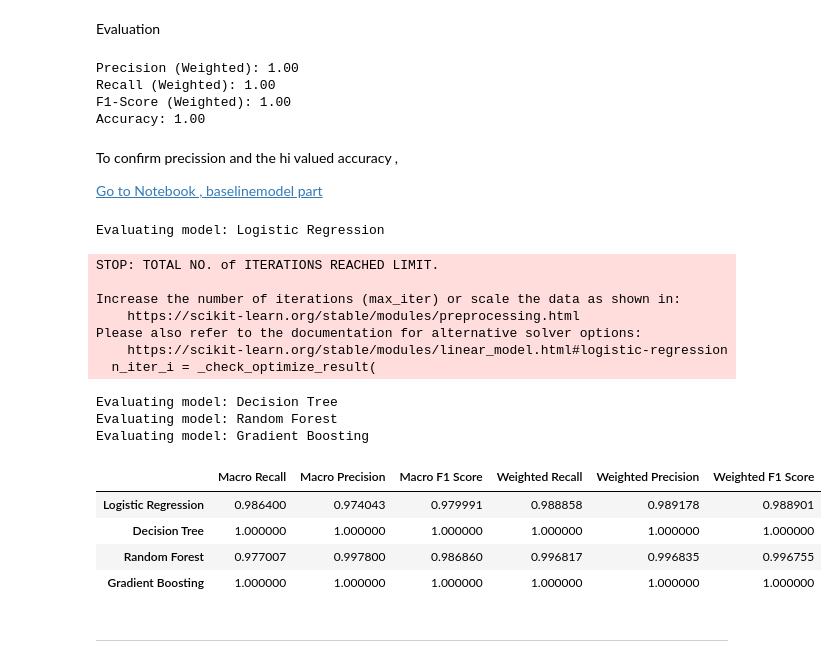
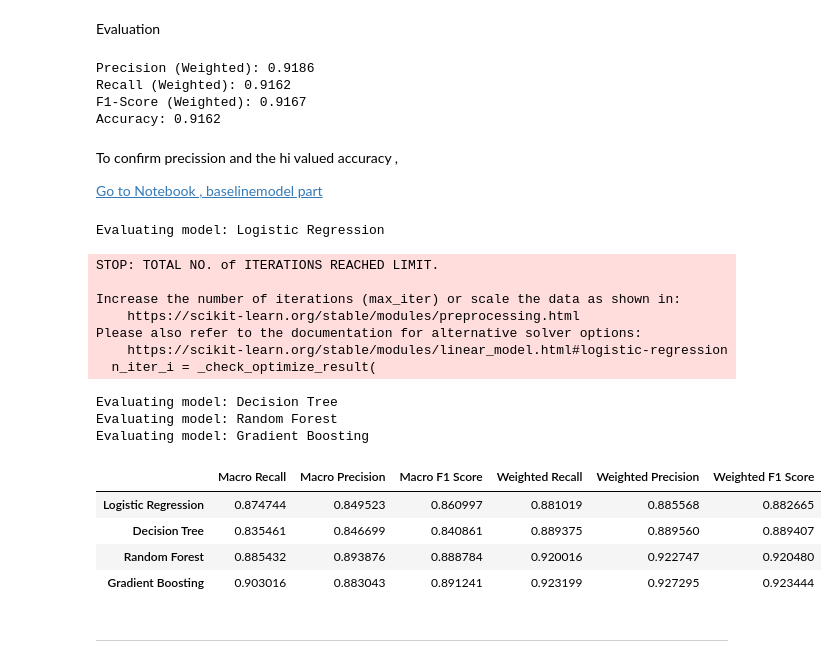
Before and after one commit to ruth-kitasi/Anemia-Level-Prediction-in-Children, a Jupyter notebook: notebooks/Mbego.ipynb, the cells around one changed output. Saved outputs shown, nothing was run; the diff lists cells and outputs as text; code cells hidden in the pictures.

```diff
--- a/notebooks/Mbego.ipynb
+++ b/notebooks/Mbego.ipynb
@@ -497,7 +497,7 @@ addLabels(df["Anemia level"].value_counts().index,df["Anemia level"].value_count
 # %% [markdown]
 To achieve a balanced model for training anemia levels, the data for the lesser-represented categories should be downsampled. To add, `"Anemia level.1"`, which exhibits a more equitable distribution across all categories and a narrower range of differences, should be prioritized. This approach enhances the model's ability to generalize by ensuring that each category contributes more evenly to the training process, ultimately leading to improved performance and accuracy in predicting anemia levels.
 # %%
-df = df.drop(columns=["Anemia level"])
+df = df.drop(columns=["Anemia level.1"])
 # %% [markdown]
 #### Visuals
 # %% [markdown]
@@ -603,8 +597,8 @@ I begin preprocessing by dropping certain columns that werent giving much of an
 #droppping Smokes cigarettes column
 df = df.drop(columns='Smokes cigarettes')
 # %%
-y = df['Anemia level.1']
-X = df.drop(columns='Anemia level.1',axis=1)
+y = df['Anemia level']
+X = df.drop(columns='Anemia level',axis=1)
 # %% [markdown]
 Running the independent variables x.info() to give a clear of both numerical and categorical variables in dataset
 # %%
@@ -900,15 +894,15 @@ accuracy = accuracy_score(y_encoded, y_pred)
 #remove the commented confusion matrix to check diagonal figures
 #print("Confusion Matrix:")
 #print(cm)
-print(f"\nPrecision (Weighted): {precision:.2f}")
-print(f"Recall (Weighted): {recall:.2f}")
-print(f"F1-Score (Weighted): {f1:.2f}")
-print(f"Accuracy: {accuracy:.2f}")
+print(f"\nPrecision (Weighted): {precision:.4f}")
+print(f"Recall (Weighted): {recall:.4f}")
+print(f"F1-Score (Weighted): {f1:.4f}")
+print(f"Accuracy: {accuracy:.4f}")
 # %% [output]
-Precision (Weighted): 1.00
-Recall (Weighted): 1.00
-F1-Score (Weighted): 1.00
-Accuracy: 1.00
+Precision (Weighted): 0.9186
+Recall (Weighted): 0.9162
+F1-Score (Weighted): 0.9167
+Accuracy: 0.9162
 # %% [markdown]
 To confirm precission and the hi valued accuracy ,
 
@@ -932,14 +926,14 @@ models = {
 }
 
 # Loop through each model
-for model_name, model in models.items():
+for model_name, modelgdboost in models.items():
     print(f"Evaluating model: {model_name}")
 
     # Fit the model on the training data
-    model.fit(X_train, y_train)
+    modelgdboost.fit(X_train, y_train)
 
     # Predict on the test set
-    y_hat_test = model.predict(X_test)
+    y_hat_test = modelgdboost.predict(X_test)
 
     # Compute macro average metrics
     model_recall_macro = recall_score(y_true=y_test, y_pred=y_hat_test, average='macro')
@@ -959,37 +953,37 @@ for model_name, model in models.items():
     #print(f"Weighted Precision: {model_precision_weighted:.4f}")
     #print(f"Weighted F1 Score: {model_f1_weighted:.4f}")
     #print('-' * 40)
 
     # Store the results
     results[model_name] = {
         'Macro Recall': model_recall_macro,
         'Macro Precision': model_precision_macro,
         'Macro F1 Score': model_f1_macro,
         'Weighted Recall': model_recall_weighted,
         'Weighted Precision': model_precision_weighted,
         'Weighted F1 Score': model_f1_weighted
     }
 
 
 results_df = pd.DataFrame(results).T
 results_df
 # %% [output]
 Evaluating model: Logistic Regression
 STOP: TOTAL NO. of ITERATIONS REACHED LIMIT.
 
 Increase the number of iterations (max_iter) or scale the data as shown in:
     https://scikit-learn.org/stable/modules/preprocessing.html
 Please also refer to the documentation for alternative solver options:
     https://scikit-learn.org/stable/modules/linear_model.html#logistic-regression
   n_iter_i = _check_optimize_result(
 Evaluating model: Decision Tree
 Evaluating model: Random Forest
 Evaluating model: Gradient Boosting
 |  | Macro Recall | Macro Precision | Macro F1 Score | Weighted Recall | Weighted Precision | Weighted F1 Score |
-| Logistic Regression | 0.986400 | 0.974043 | 0.979991 | 0.988858 | 0.989178 | 0.988901 |
-| Decision Tree | 1.000000 | 1.000000 | 1.000000 | 1.000000 | 1.000000 | 1.000000 |
-| Random Forest | 0.977007 | 0.997800 | 0.986860 | 0.996817 | 0.996835 | 0.996755 |
-| Gradient Boosting | 1.000000 | 1.000000 | 1.000000 | 1.000000 | 1.000000 | 1.000000 |
+| Logistic Regression | 0.874744 | 0.849523 | 0.860997 | 0.881019 | 0.885568 | 0.882665 |
+| Decision Tree | 0.835461 | 0.846699 | 0.840861 | 0.889375 | 0.889560 | 0.889407 |
+| Random Forest | 0.885432 | 0.893876 | 0.888784 | 0.920016 | 0.922747 | 0.920480 |
+| Gradient Boosting | 0.903016 | 0.883043 | 0.891241 | 0.923199 | 0.927295 | 0.923444 |
 # %% [markdown]
 ---
 # %% [markdown]
```
Also changed, not shown: parts of 21 cells of this notebook, 1 other file.
